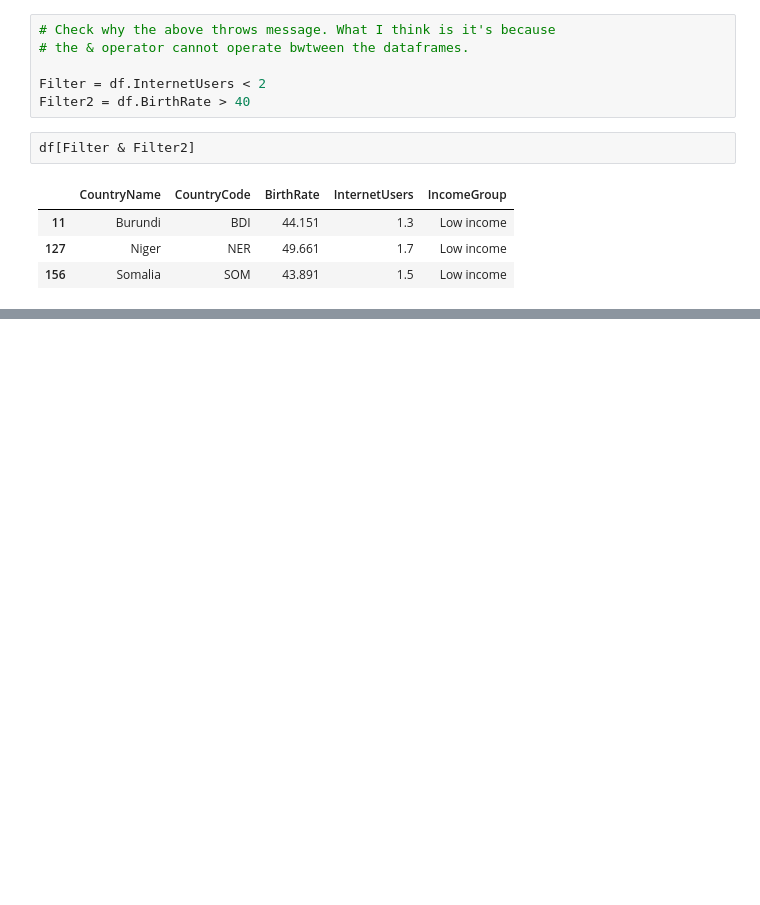
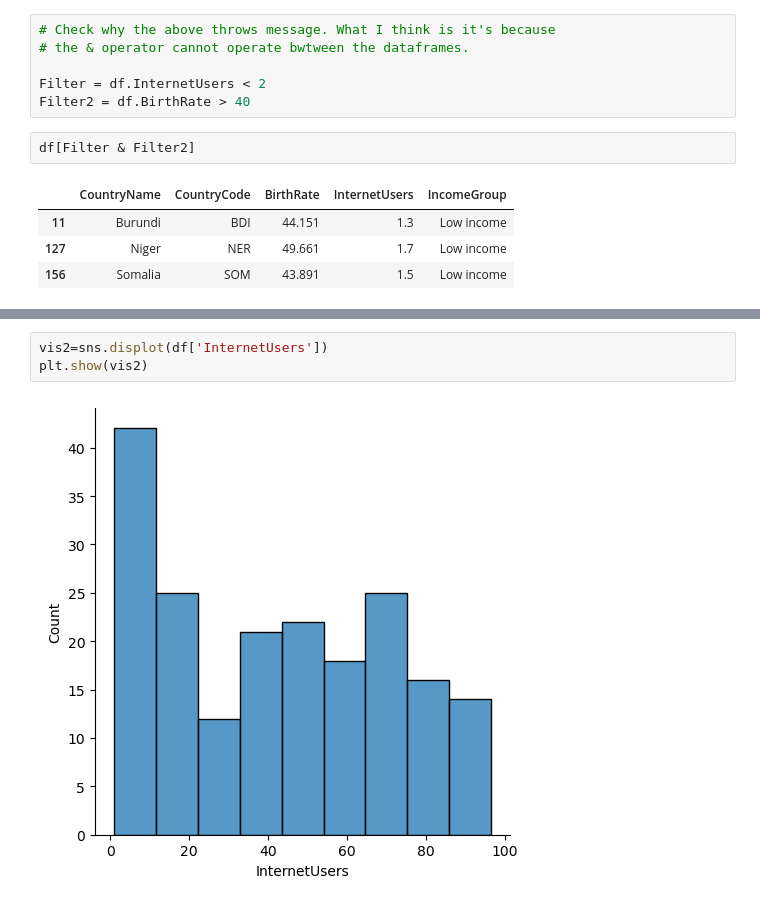
Before and after one commit to MayureshKhot/NareshIT, a Jupyter notebook: 10_09072025_Pandas.ipynb, the cells around one changed output, grey strips where cells are left out. Saved outputs shown, nothing was run; the diff lists cells and outputs as text; blank space fills up the shorter version.

```diff
--- a/10_09072025_Pandas.ipynb
+++ b/10_09072025_Pandas.ipynb
@@ -450,0 +566,5 @@ df[Filter & Filter2]
+# %%
+vis2=sns.displot(df['InternetUsers'])
+plt.show(vis2)
+# %% [output]
+[figure, added]
```
Also changed, not shown: parts of 19 cells of this notebook.
